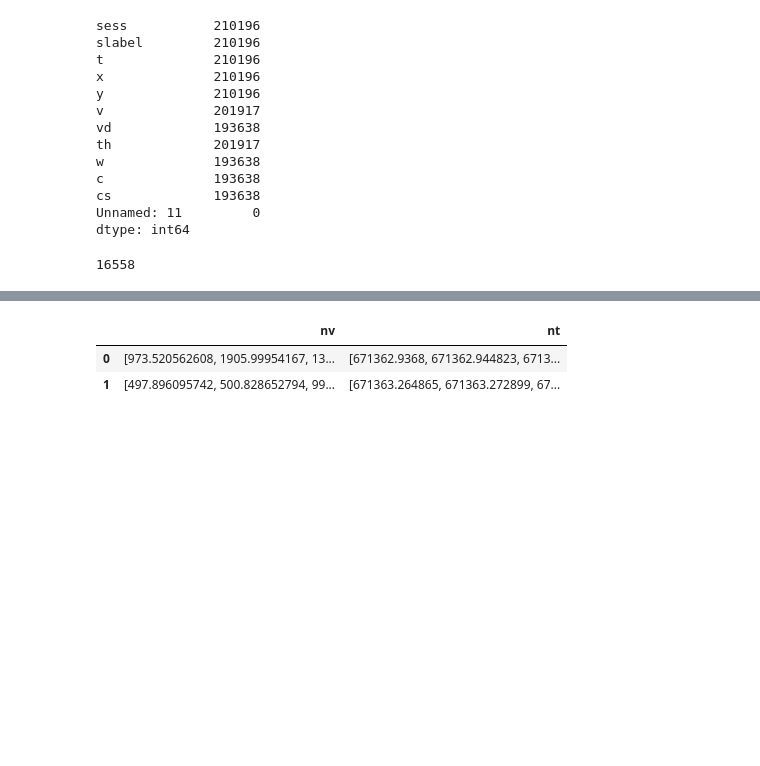
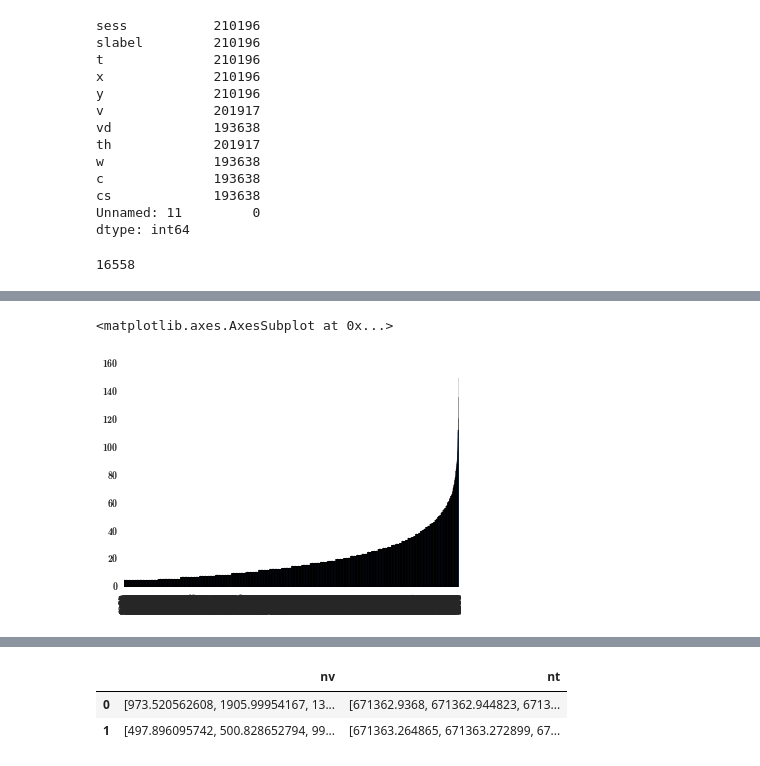
Before and after one commit to andrwat/DA, a Jupyter notebook: notebooks/Final Project.ipynb, the cells around one changed output, grey strips where cells are left out. Drawn from its saved outputs; the diff is of its cells as text; code cells hidden in the pictures; blank space fills up the shorter version.

```diff
--- a/notebooks/Final Project.ipynb
+++ b/notebooks/Final Project.ipynb
@@ -75,0 +84,7 @@ features[['x','xlen','y','ylen','t','tlen','v','vlen']].head()
+# %%
+f=features.sort('xlen')
+# %%
+f.xlen.plot(kind='bar')
+# %% [output]
+<matplotlib.axes.AxesSubplot at 0x...>
+[figure, added]
```
Also changed, not shown: parts of 31 cells of this notebook.
